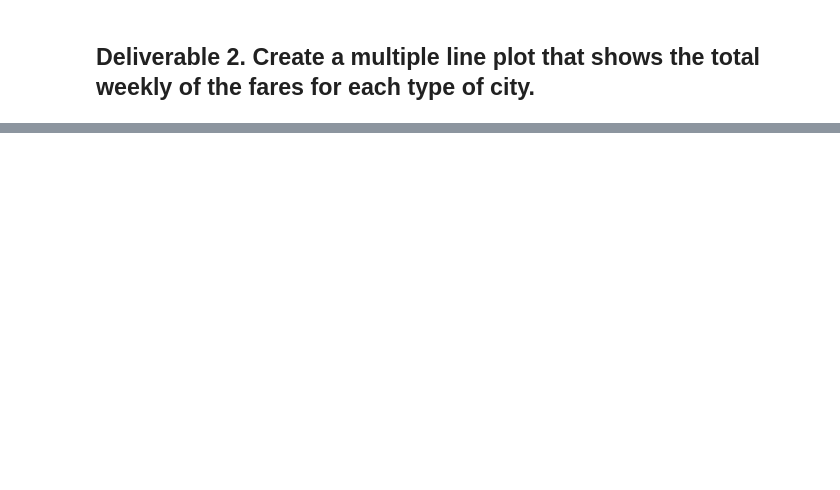
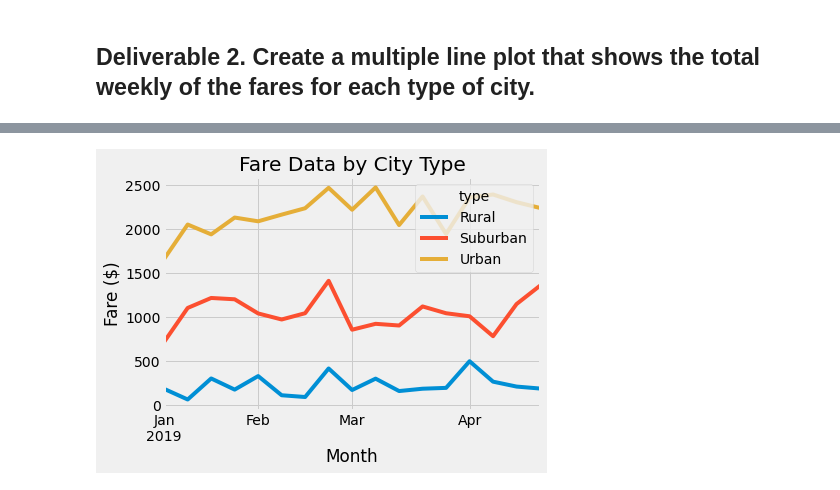
Before and after one commit to mcollmeyer8/PyBer_Analysis, a Jupyter notebook: PyBer_Challenge.ipynb, the cells around one changed output, grey strips where cells are left out. Saved outputs shown, nothing was run; the diff lists cells and outputs as text; code cells hidden in the pictures; blank space fills up the shorter version.

Commit message:
part 2 of pyber challenge

```diff
--- a/PyBer_Challenge.ipynb
+++ b/PyBer_Challenge.ipynb
@@ -122,3 +179,6 @@ pyber_summary_df.index.name = None
 # %%
 # 4. Create a pivot table with the 'date' as the index, the columns ='type', and values='fare'
 # to get the total fares for each type of city by the date.
+
+fare_data_pivot = pyber_data_df.pivot(index = "date", columns = "type", values = "fare")
+fare_data_pivot.head()
@@ -125,2 +193,5 @@ pyber_summary_df.index.name = None
 # %%
 # 5. Create a new DataFrame from the pivot table DataFrame using loc on the given dates, '2019-01-01':'2019-04-29'.
+
+fare_data_df = fare_data_pivot.loc['2019-01-01':'2019-04-29']
+fare_data_df
@@ -127,5 +213,7 @@ pyber_summary_df.index.name = None
 # %%
 # 6. Set the "date" index to datetime datatype. This is necessary to use the resample() method in Step 8.
 # df.index = pd.to_datetime(df.index)
+
+fare_data_df.index = pd.to_datetime(fare_data_df.index)
 # %%
 # 7. Check that the datatype for the index is datetime using df.info()
@@ -132,2 +233,5 @@ pyber_summary_df.index.name = None
 # %%
 # 8. Create a new DataFrame using the "resample()" function by week 'W' and get the sum of the fares for each week.
+
+fare_data_by_week_df = fare_data_df.resample("W").sum()
+fare_data_by_week_df
@@ -134,7 +258,26 @@ pyber_summary_df.index.name = None
 # %%
 # 8. Using the object-oriented interface method, plot the resample DataFrame using the df.plot() function.
 
 # Import the style from Matplotlib.
 from matplotlib import style
 # Use the graph style fivethirtyeight.
 style.use('fivethirtyeight')
+
+x_axis = ["Jan", "Feb", "Mar", "April"]
+y_axis =["0", "500", "1000", "1500", "2000", "2500"]
+
+fare_data_by_week_df.plot()
+
+# Create labels for the x and y axes.
+plt.xlabel('Month')
+plt.ylabel('Fare ($)')
+
+#Add a title
+plt.title('Fare Data by City Type')
+
+#Save doc:
+plt.savefig("analysis/PyBer_fare_summary.png")
+
+plt.show()
+# %% [output]
+[figure, added]
```
Also changed, not shown: parts of 11 cells of this notebook, 1 other file.
